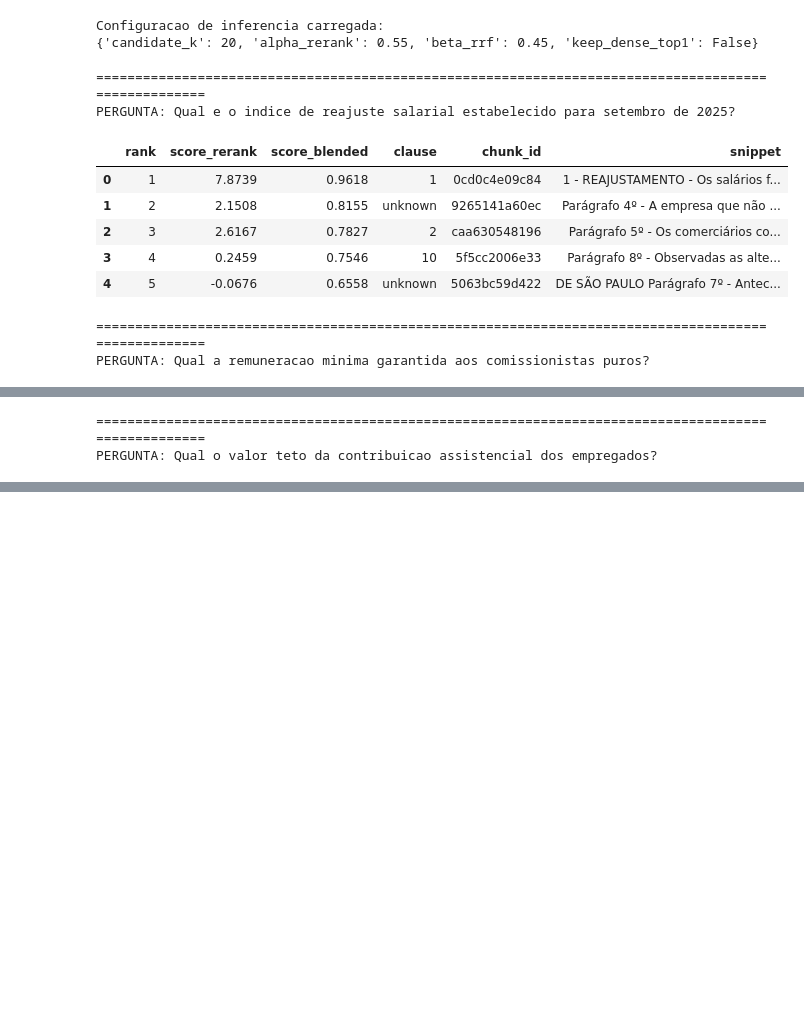
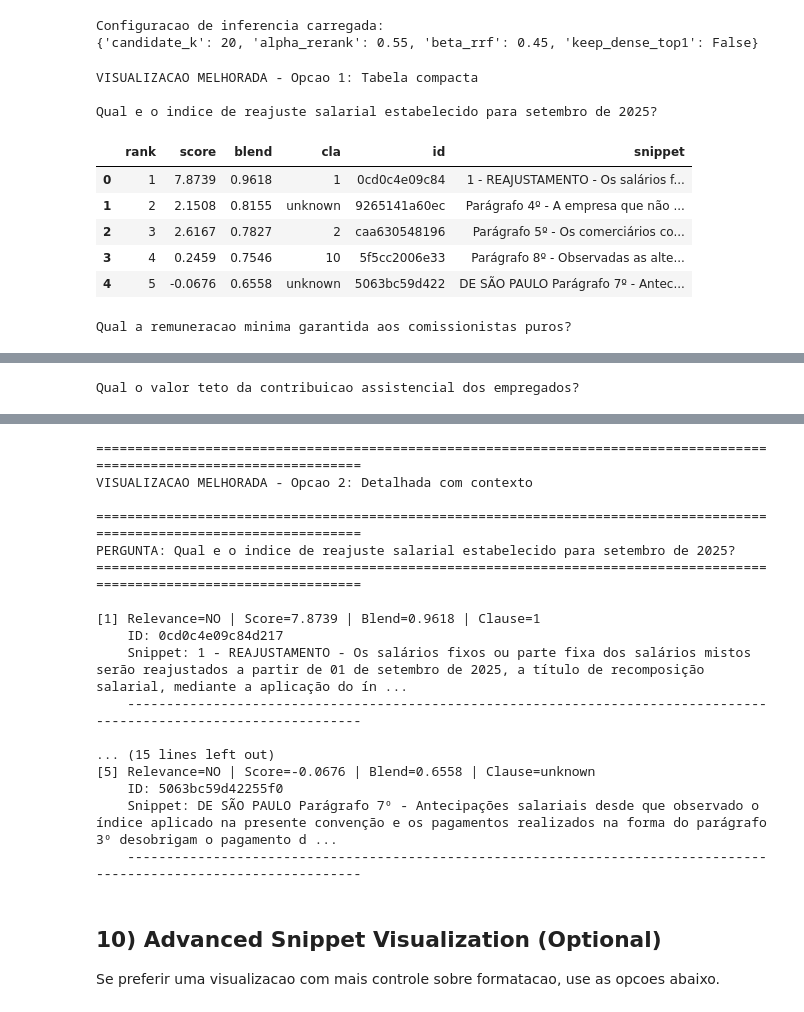
Before and after one commit to pablohls/senac_ia_uc15_nlp_project, a Jupyter notebook: notebooks/pablo/test_ir_pipeline.ipynb, the cells around one changed output, grey strips where cells are left out. Cells and saved outputs as stored; diff of their text form; code cells hidden in the pictures; blank space fills up the shorter version.

```diff
--- a/notebooks/pablo/test_ir_pipeline.ipynb
+++ b/notebooks/pablo/test_ir_pipeline.ipynb
@@ -68,6 +68,8 @@ class PipelineConfig:
     token_overlap_threshold: float = 0.30
     fuzzy_threshold: float = 80.0
 
+    evaluate: bool = False
+
 
 cfg = PipelineConfig()
 cfg
@@ -703,22 +720,27 @@ Configuracao de inferencia carregada:
 # %%
 production_demo_questions = [
     'Qual e o indice de reajuste salarial estabelecido para setembro de 2025?',
     'Qual a remuneracao minima garantida aos comissionistas puros?',
     'Qual o valor teto da contribuicao assistencial dos empregados?',
 ]
 
+print('VISUALIZACAO MELHORADA - Opcao 1: Tabela compacta')
 for query in production_demo_questions:
-    print('\n' + '=' * 100)
-    print('PERGUNTA:', query)
+    print(f'\n{query}')
     display(format_results(retrieve_production(query)))
+
+print('\n' + '=' * 120)
+print('VISUALIZACAO MELHORADA - Opcao 2: Detalhada com contexto')
+for query in production_demo_questions[:1]:  # Apenas a primeira para nao poluir
+    display_retrieval_results(query)
 # %% [output]
-====================================================================================================
-PERGUNTA: Qual e o indice de reajuste salarial estabelecido para setembro de 2025?
+VISUALIZACAO MELHORADA - Opcao 1: Tabela compacta
+
+Qual e o indice de reajuste salarial estabelecido para setembro de 2025?
-|  | rank | score_rerank | score_blended | clause | chunk_id | snippet |
+|  | rank | score | blend | cla | id | snippet |
 | 0 | 1 | 7.8739 | 0.9618 | 1 | 0cd0c4e09c84 | 1 - REAJUSTAMENTO - Os salários f... |
 | 1 | 2 | 2.1508 | 0.8155 | unknown | 9265141a60ec | Parágrafo 4º - A empresa que não ... |
 | 2 | 3 | 2.6167 | 0.7827 | 2 | caa630548196 | Parágrafo 5º - Os comerciários co... |
 | 3 | 4 | 0.2459 | 0.7546 | 10 | 5f5cc2006e33 | Parágrafo 8º - Observadas as alte... |
 | 4 | 5 | -0.0676 | 0.6558 | unknown | 5063bc59d422 | DE SÃO PAULO Parágrafo 7º - Antec... |
-====================================================================================================
-PERGUNTA: Qual a remuneracao minima garantida aos comissionistas puros?
+Qual a remuneracao minima garantida aos comissionistas puros?
@@ -728,5 +750,4 @@ PERGUNTA: Qual a remuneracao minima garantida aos comissionistas puros?
 | 2 | 3 | -1.4996 | 0.6929 | unknown | 733d8c0366e2 | b) manifestação de vontade por es... |
 | 3 | 4 | -2.3524 | 0.6679 | unknown | 621e24f16335 | DE SÃO PAULO Parágrafo 1º - Os co... |
 | 4 | 5 | -4.9071 | 0.5168 | 10 | 101a70eb8bcd | 10 - APRENDIZES - Os empregados q... |
-====================================================================================================
-PERGUNTA: Qual o valor teto da contribuicao assistencial dos empregados?
+Qual o valor teto da contribuicao assistencial dos empregados?
@@ -736,3 +757,24 @@ PERGUNTA: Qual o valor teto da contribuicao assistencial dos empregados?
 | 2 | 3 | -1.7081 | 0.6432 | unknown | 587e97a2d09d | Parágrafo 5º - O recolhimento da ... |
 | 3 | 4 | -2.9111 | 0.6225 | 2 | caa630548196 | Parágrafo 5º - Os comerciários co... |
 | 4 | 5 | -4.0748 | 0.4897 | unknown | 1a343f8b9050 | DE SÃO PAULO trabalhador para ace... |
+========================================================================================================================
+VISUALIZACAO MELHORADA - Opcao 2: Detalhada com contexto
+
+========================================================================================================================
+PERGUNTA: Qual e o indice de reajuste salarial estabelecido para setembro de 2025?
+========================================================================================================================
+
+[1] Relevance=NO | Score=7.8739 | Blend=0.9618 | Clause=1
+    ID: 0cd0c4e09c84d217
+    Snippet: 1 - REAJUSTAMENTO - Os salários fixos ou parte fixa dos salários mistos serão reajustados a partir de 01 de setembro de 2025, a título de recomposição salarial, mediante a aplicação do ín ...
+    --------------------------------------------------------------------------------------------------------------------
+
+... (15 lines left out)
+[5] Relevance=NO | Score=-0.0676 | Blend=0.6558 | Clause=unknown
+    ID: 5063bc59d42255f0
+    Snippet: DE SÃO PAULO Parágrafo 7º - Antecipações salariais desde que observado o índice aplicado na presente convenção e os pagamentos realizados na forma do parágrafo 3º desobrigam o pagamento d ...
+    --------------------------------------------------------------------------------------------------------------------
+# %% [markdown]
+## 10) Advanced Snippet Visualization (Optional)
+
+Se preferir uma visualizacao com mais controle sobre formatacao, use as opcoes abaixo.
```
Also changed, not shown: parts of 5 cells of this notebook, 7 other files.
